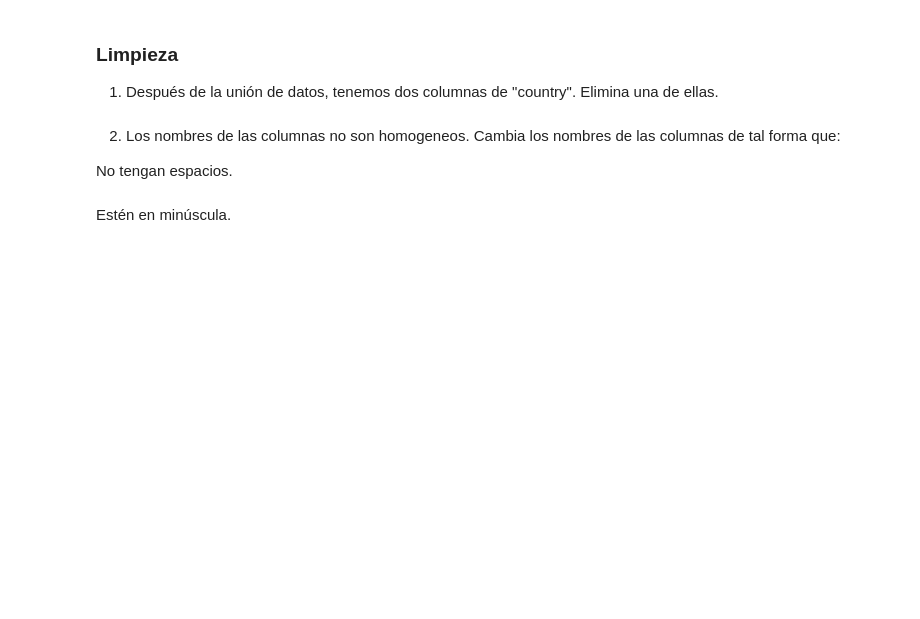
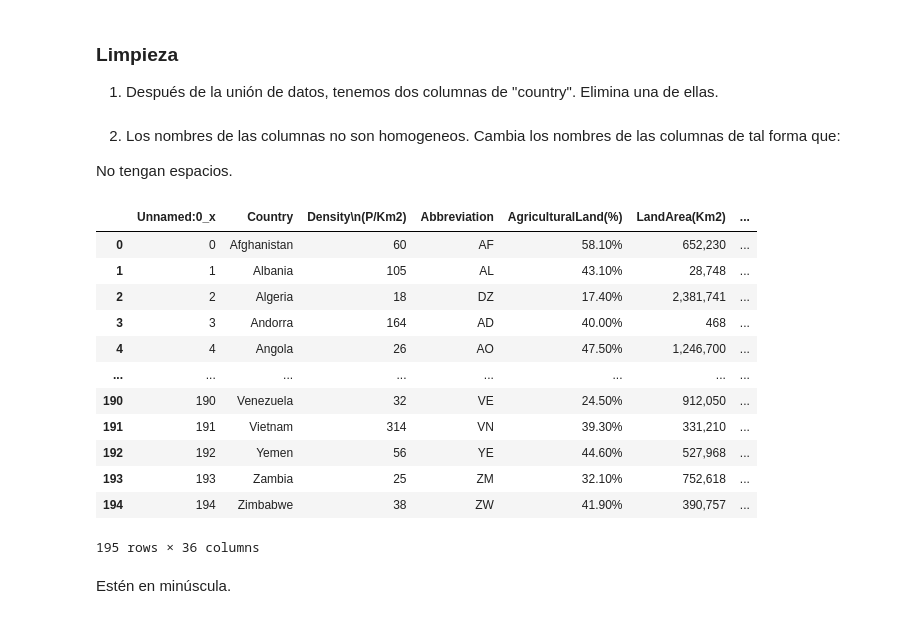
Before and after one commit to FrancaTortaroloo/mod3-pairprogramming, a Jupyter notebook: pair-union-y-limpieza.ipynb, the cells around one changed output. Cells and saved outputs as stored; diff of their text form; code cells hidden in the pictures; blank space fills up the shorter version.

```diff
--- a/pair-union-y-limpieza.ipynb
+++ b/pair-union-y-limpieza.ipynb
@@ -2,5 +2,10 @@
 ### Unión de datos
 
 1. Explora y carga ambos conjuntos de datos en pandas DataFrames.
+# %%
+import pandas as pd
+
+df_parte1 = pd.read_csv('world-data-2023_part1.csv')
+df_parte2 = pd.read_csv('world-data-2023_part2.csv')
 # %% [markdown]
 2. Identifica las columnas comunes entre los dos conjuntos de datos.
@@ -7,3 +24,6 @@
 # %% [markdown]
 3. Utiliza el método de unión de Pandas que consideres más adecuado para combinar los datos de ambos años en un solo DataFrame.
 Explica por qué elegiste ese método de unión y cómo se llevaron a cabo los pasos anteriores.
+# %%
+df_inner = df_parte1.merge(df_parte2, left_on='Country', right_on = "country")
+df_inner.head()
@@ -11,9 +39,36 @@ Explica por qué elegiste ese método de unión y cómo se llevaron a cabo los p
 ### Limpieza
 
 1. Después de la unión de datos, tenemos dos columnas de "country". Elimina una de ellas.
+# %%
+df_inner.drop('country', axis=1, inplace= True)
 # %% [markdown]
 2. Los nombres de las columnas no son homogeneos. Cambia los nombres de las columnas de tal forma que:
 
 No tengan espacios.
+# %%
+#primero se reemplaza
+
+columna_inner = {columna: columna.replace(" ", "") for columna in df_inner.columns}
+
+
+#se renombra para que se terminen de hacer los cambios
+
+df_inner.rename(columns=columna_inner, inplace=True)
+# %%
+df_inner
+# %% [output]
+|  | Unnamed:0_x | Country | Density\n(P/Km2) | Abbreviation | AgriculturalLand(%) | LandArea(Km2) | ... |
+| 0 | 0 | Afghanistan | 60 | AF | 58.10% | 652,230 | ... |
+| 1 | 1 | Albania | 105 | AL | 43.10% | 28,748 | ... |
+| 2 | 2 | Algeria | 18 | DZ | 17.40% | 2,381,741 | ... |
+| 3 | 3 | Andorra | 164 | AD | 40.00% | 468 | ... |
+| 4 | 4 | Angola | 26 | AO | 47.50% | 1,246,700 | ... |
+| ... | ... | ... | ... | ... | ... | ... | ... |
+| 190 | 190 | Venezuela | 32 | VE | 24.50% | 912,050 | ... |
+| 191 | 191 | Vietnam | 314 | VN | 39.30% | 331,210 | ... |
+| 192 | 192 | Yemen | 56 | YE | 44.60% | 527,968 | ... |
+| 193 | 193 | Zambia | 25 | ZM | 32.10% | 752,618 | ... |
+| 194 | 194 | Zimbabwe | 38 | ZW | 41.90% | 390,757 | ... |
+195 rows × 36 columns
 # %% [markdown]
 Estén en minúscula.
```
Also changed, not shown: parts of 12 cells of this notebook.
